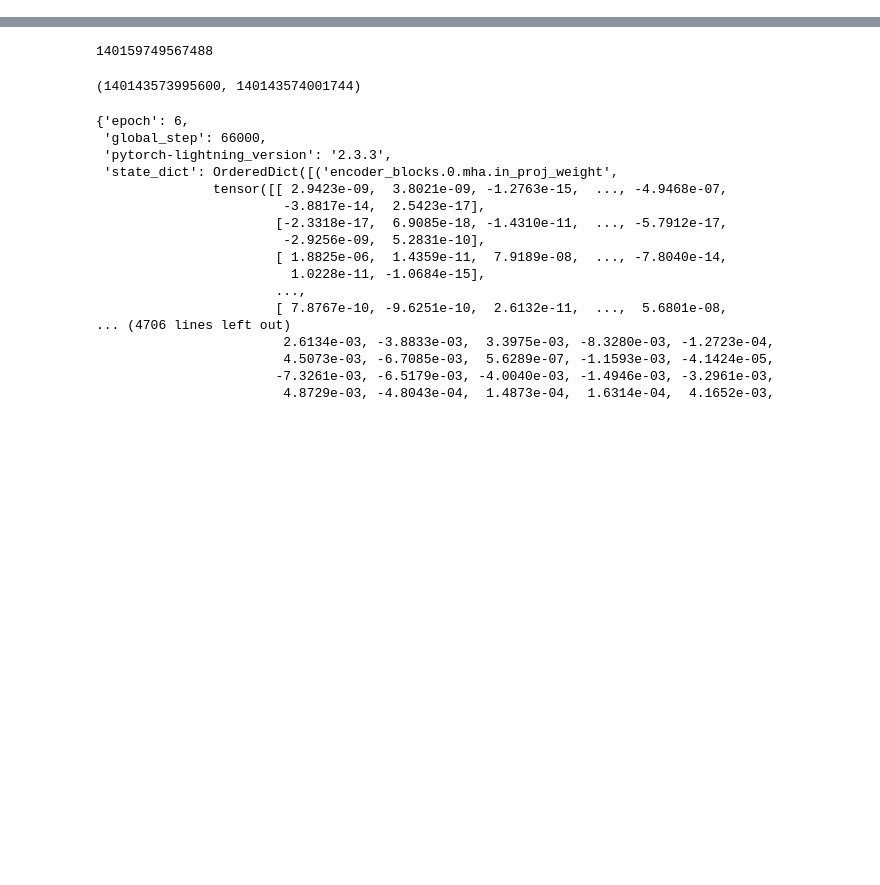
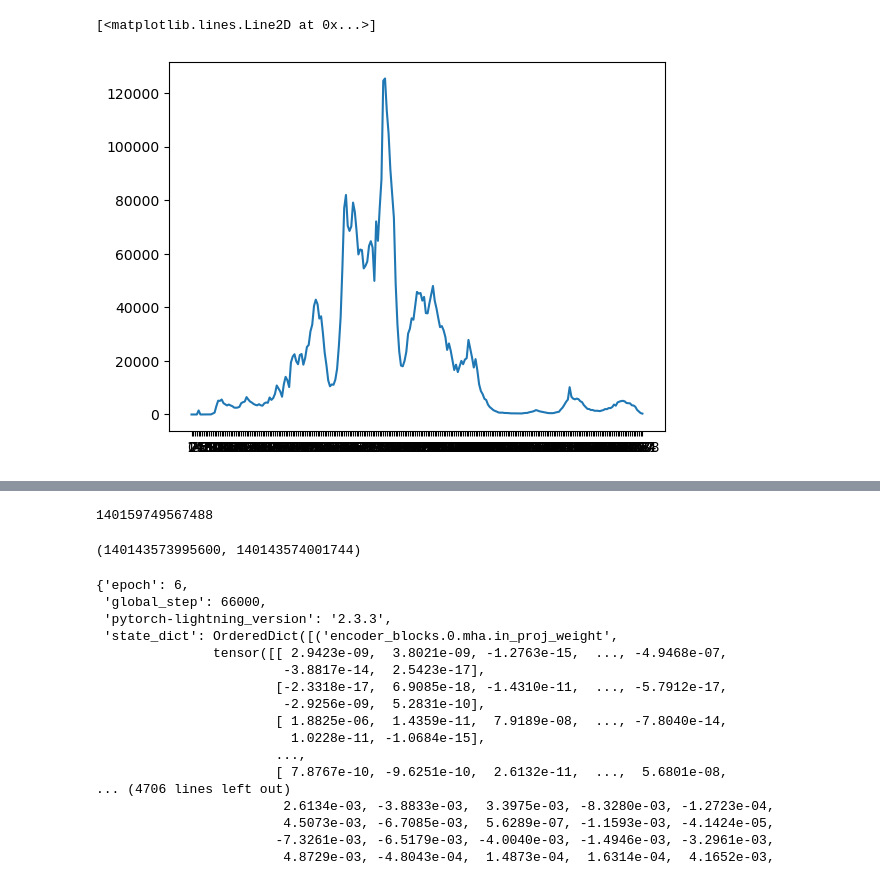
Before and after one commit to tyfei0216/evoModel, a Jupyter notebook: prepare_data.ipynb, the cells around one changed output, grey strips where cells are left out. Saved outputs shown, nothing was run; the diff lists cells and outputs as text; code cells hidden in the pictures; blank space fills up the shorter version.

```diff
--- a/prepare_data.ipynb
+++ b/prepare_data.ipynb
@@ -6,0 +334,7 @@ model = ESM3.from_pretrained("esm3_sm_open_v1", device="cpu")
+# %%
+t = df_USA["bin"].value_counts()
+t = t.sort_index()
+plt.plot(t)
+# %% [output]
+[<matplotlib.lines.Line2D at 0x...>]
+[figure, added]
```
Also changed, not shown: parts of 28 cells of this notebook, 2 other files.
